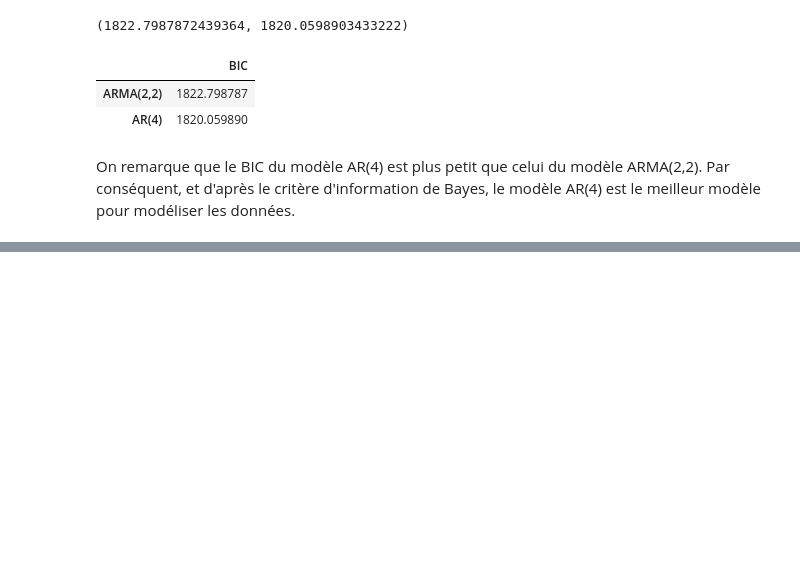
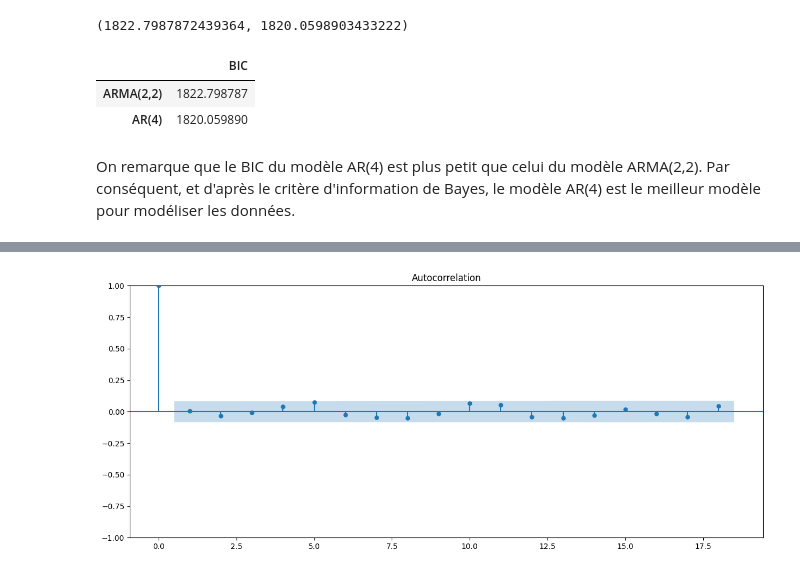
Before and after one commit to Thomas4390/econometrics_tp1, a Jupyter notebook: tp1.ipynb, the cells around one changed output, grey strips where cells are left out. Cells and saved outputs as stored; diff of their text form; code cells hidden in the pictures; blank space fills up the shorter version.

```diff
--- a/tp1.ipynb
+++ b/tp1.ipynb
@@ -345,3 +341,8 @@ df_bic
 | AR(4) | 1820.059890 |
 # %% [markdown]
 On remarque que le BIC du modèle AR(4) est plus petit que celui du modèle ARMA(2,2). Par conséquent, et d'après le critère d'information de Bayes, le modèle AR(4) est le meilleur modèle pour modéliser les données.
+# %%
+#2c evaluate the white noise hypothesis for each of the two models.
+resid_arma_2_2 = arma_models["ARMA(2,2)"].resid
+resid_arma_4_0 = arma_models["ARMA(4,0)"].resid
+resid_arma_1_0 = arma_models["ARMA(1,0)"].resid
@@ -347,0 +369,6 @@ On remarque que le BIC du modèle AR(4) est plus petit que celui du modèle ARMA
+# %%
+# autocorrelation plot
+fig, ax = plt.subplots(figsize=(15, 6))
+fig = sm.graphics.tsa.plot_acf(resid_arma_2_2, lags=18, ax=ax)
+# %% [output]
+[figure, added]
```
Also changed, not shown: parts of 5 cells of this notebook.
